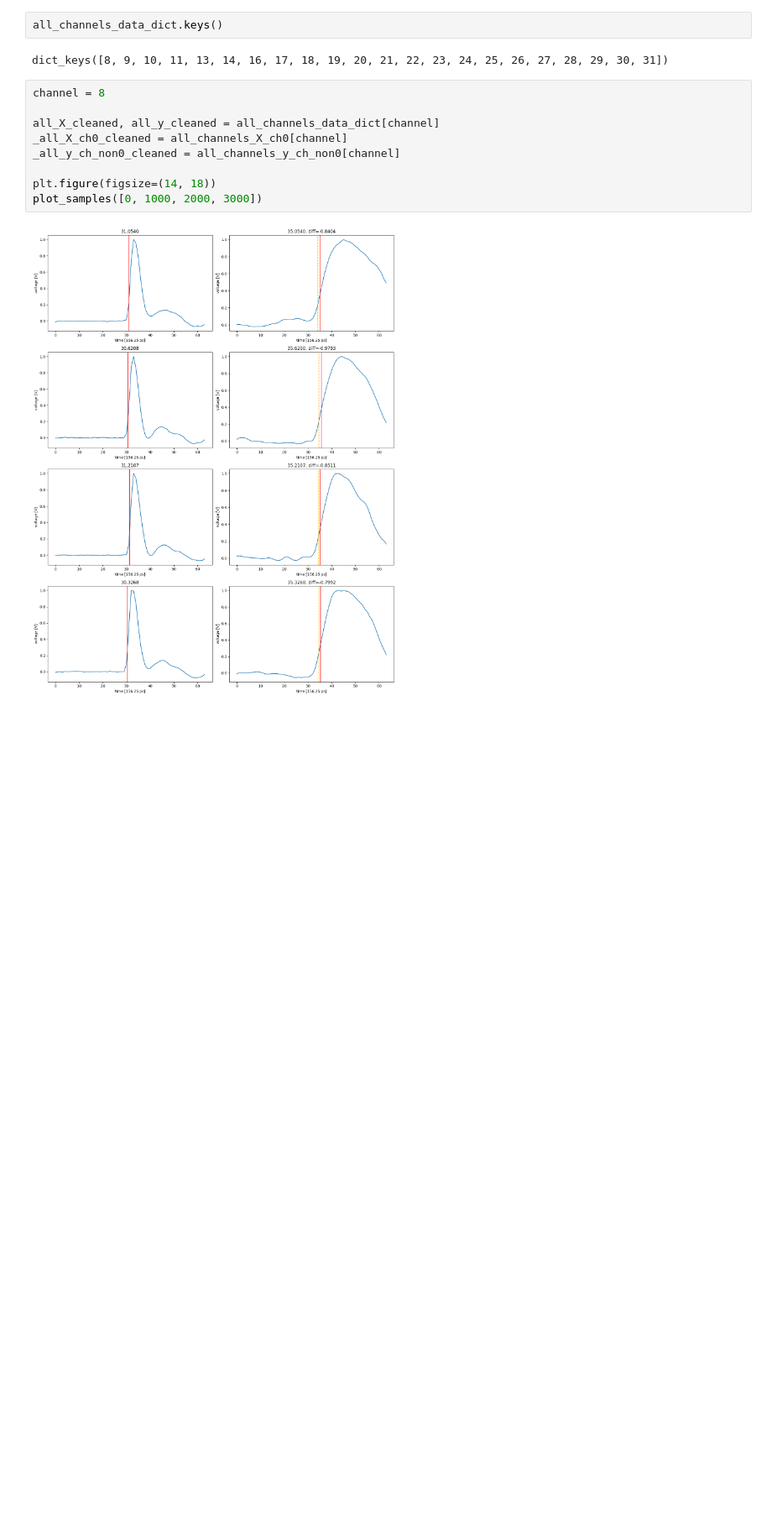
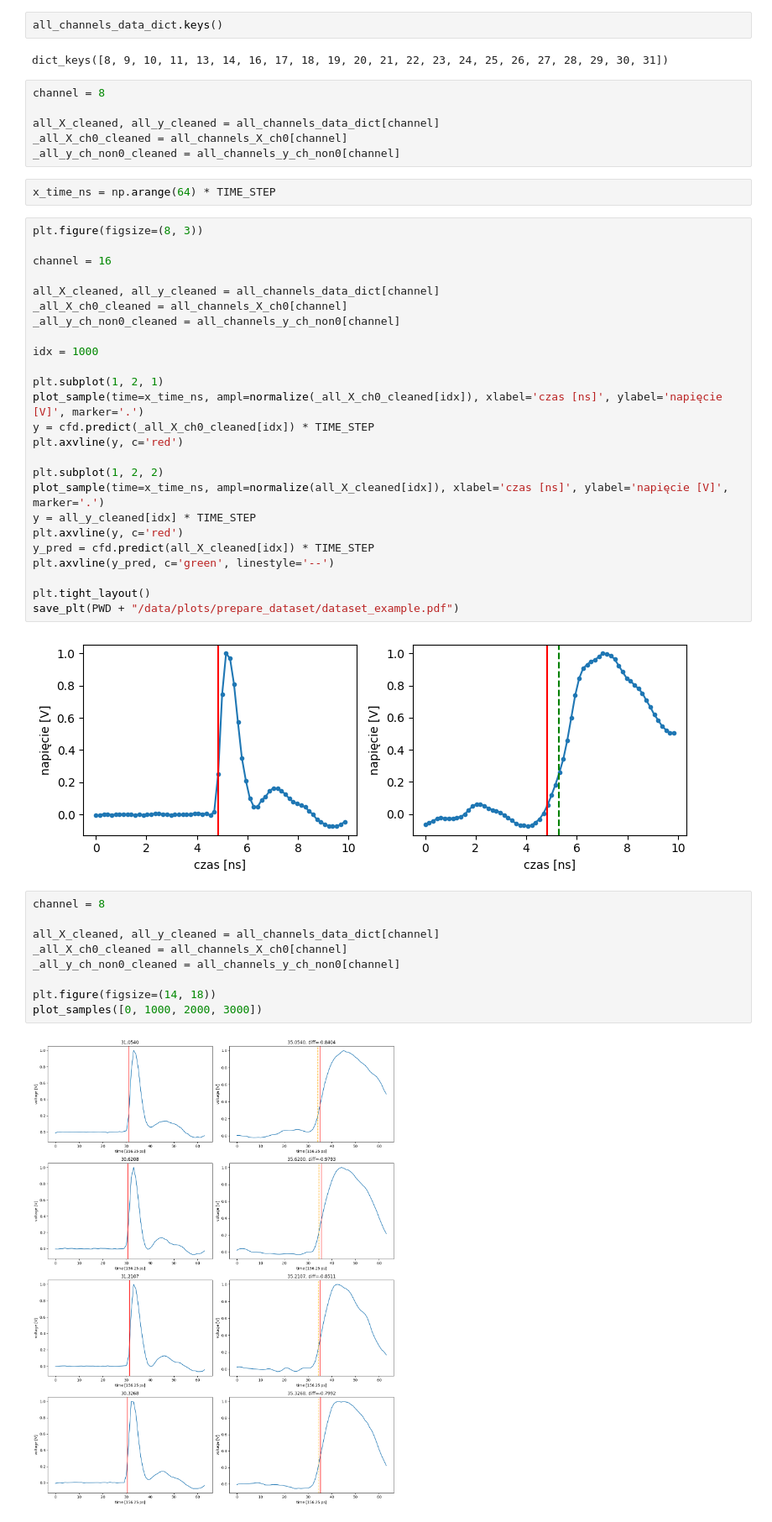
Before and after one commit to MatiXOfficial/pps-diamond-time-measurement, a Jupyter notebook: notebooks/data_preparation/prepare_dataset.ipynb, the cells around one changed output. Shown at 84% size. Cells and saved outputs as stored; diff of their text form; blank space fills up the shorter version.

Commit message:
new plot

```diff
--- a/notebooks/data_preparation/prepare_dataset.ipynb
+++ b/notebooks/data_preparation/prepare_dataset.ipynb
@@ -162,6 +164,41 @@ def plot_samples(indices, extra=False):
 all_channels_data_dict.keys()
 # %% [output]
 dict_keys([8, 9, 10, 11, 13, 14, 16, 17, 18, 19, 20, 21, 22, 23, 24, 25, 26, 27, 28, 29, 30, 31])
+# %%
+channel = 8
+
+all_X_cleaned, all_y_cleaned = all_channels_data_dict[channel]
+_all_X_ch0_cleaned = all_channels_X_ch0[channel]
+_all_y_ch_non0_cleaned = all_channels_y_ch_non0[channel]
+# %%
+x_time_ns = np.arange(64) * TIME_STEP
+# %%
+plt.figure(figsize=(8, 3))
+
+channel = 16
+
+all_X_cleaned, all_y_cleaned = all_channels_data_dict[channel]
+_all_X_ch0_cleaned = all_channels_X_ch0[channel]
+_all_y_ch_non0_cleaned = all_channels_y_ch_non0[channel]
+
+idx = 1000
+
+plt.subplot(1, 2, 1)
+plot_sample(time=x_time_ns, ampl=normalize(_all_X_ch0_cleaned[idx]), xlabel='czas [ns]', ylabel='napięcie [V]', marker='.')
+y = cfd.predict(_all_X_ch0_cleaned[idx]) * TIME_STEP
+plt.axvline(y, c='red')
+
+plt.subplot(1, 2, 2)
+plot_sample(time=x_time_ns, ampl=normalize(all_X_cleaned[idx]), xlabel='czas [ns]', ylabel='napięcie [V]', marker='.')
+y = all_y_cleaned[idx] * TIME_STEP
+plt.axvline(y, c='red')
+y_pred = cfd.predict(all_X_cleaned[idx]) * TIME_STEP
+plt.axvline(y_pred, c='green', linestyle='--')
+
+plt.tight_layout()
+save_plt(PWD + "/data/plots/prepare_dataset/dataset_example.pdf")
+# %% [output]
+[figure, added]
 # %%
 channel = 8
 
```
Also changed, not shown: parts of 1 cell of this notebook, 3 other files.
